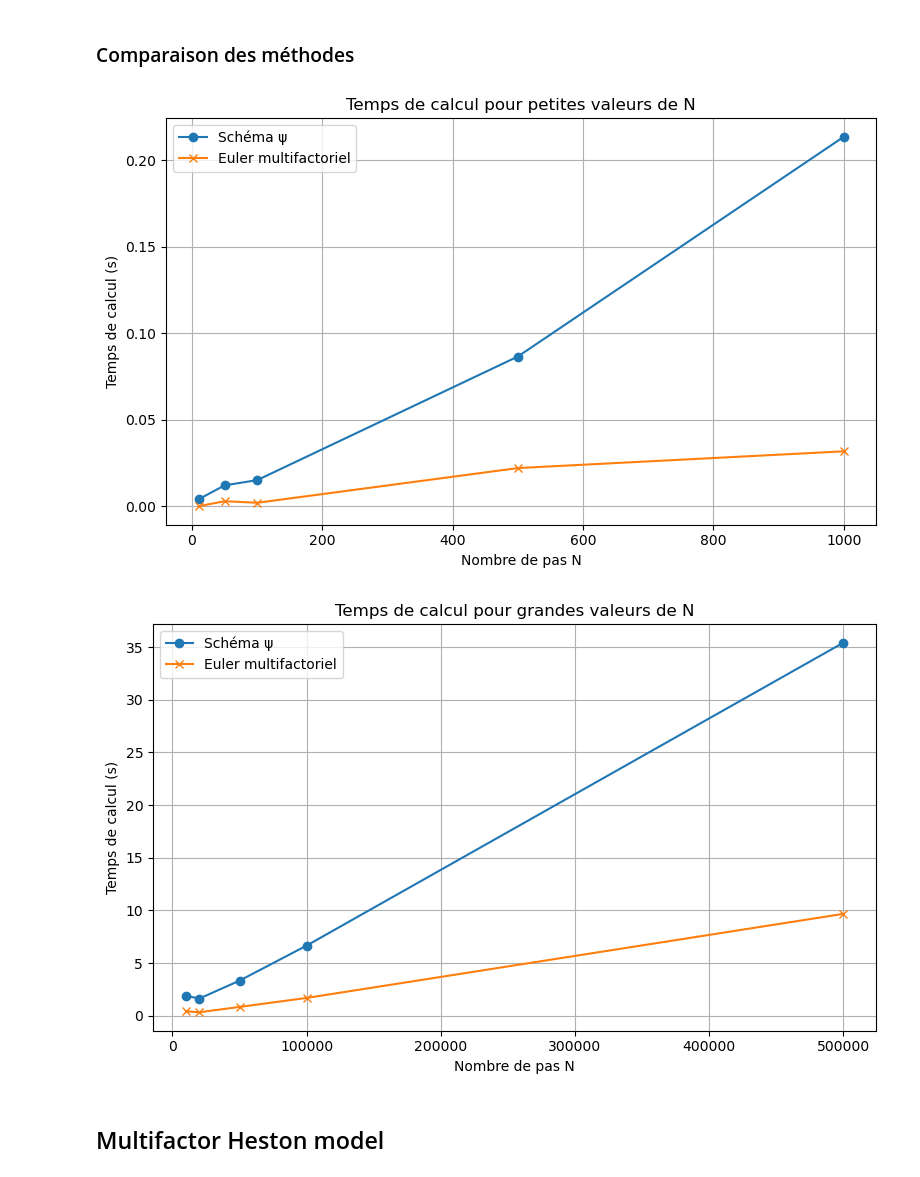
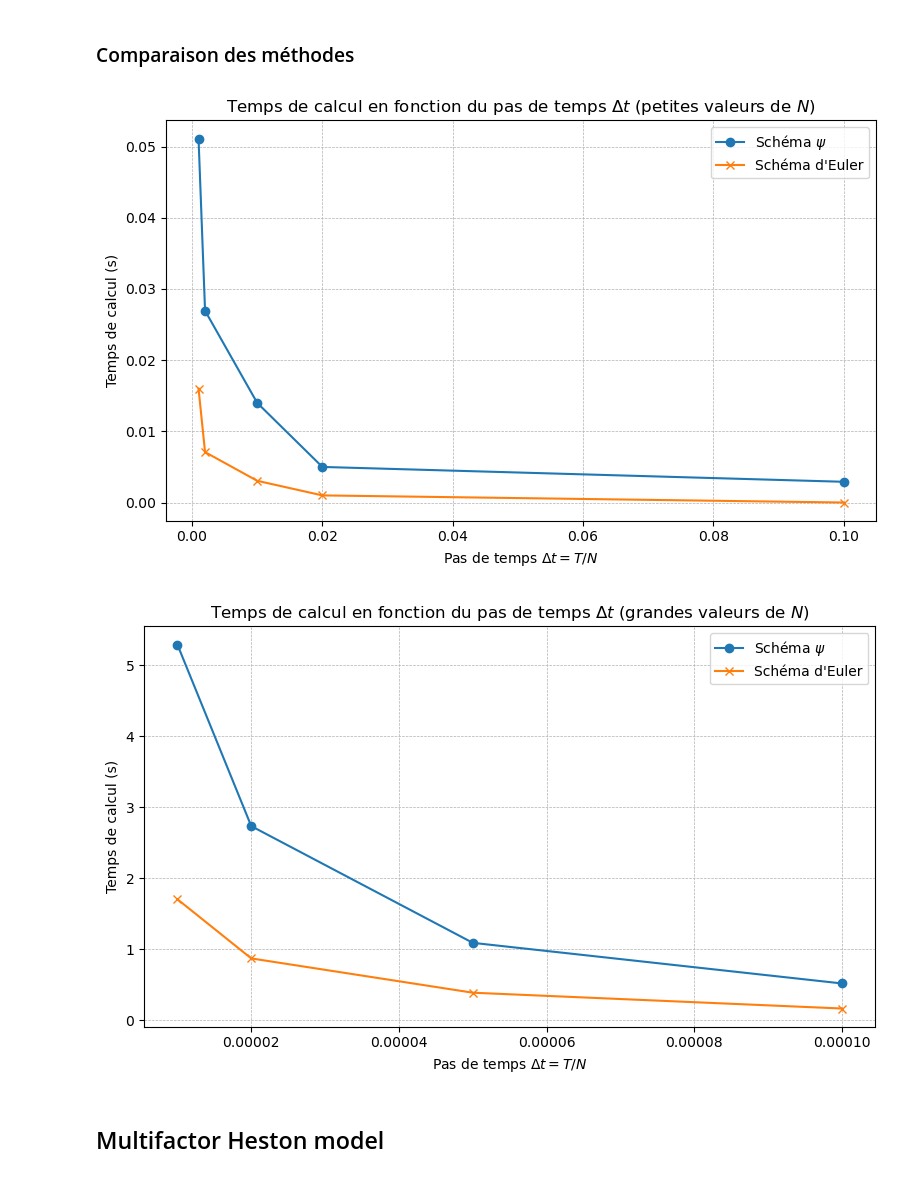
Before and after one commit to maxence2508/stage-cermics, a Jupyter notebook: second-order-schemes-for-multifactor-cir-and-heston-models.ipynb, the cells around one changed output. Saved outputs shown, nothing was run; the diff lists cells and outputs as text; code cells hidden in the pictures.

```diff
--- a/second-order-schemes-for-multifactor-cir-and-heston-models.ipynb
+++ b/second-order-schemes-for-multifactor-cir-and-heston-models.ipynb
@@ -286,8 +286,8 @@ import matplotlib.pyplot as plt
 # Paramètres
 x0 = 0.1
 T = 1.0
-N = 1000
-n_paths = 10000
+N = 200
+n_paths = 1000000
 
 cir = CIRProcess(a=0.1, k=0.15, sigma=0.1, rho=rho, gamma=gamma, x0=x0, dim=len(rho))
 
@@ -316,15 +316,15 @@ var_euler = np.var(paths_euler[:, -1])
 var_phi = np.var(paths_phi[:, -1])
 var_exact = np.var(paths_exact[:, -1])
 
-plt.hist(paths_euler[:, -1], bins=50, alpha=0.6, color='#003f5c', label='Euler', density=True)  # bleu foncé
-plt.hist(paths_phi[:, -1], bins=50, alpha=0.6, color='#bc5090', label='Phi', density=True)      # bordeaux/violet
-plt.hist(paths_exact[:, -1], bins=50, alpha=0.6, color='#58508d', label='Exacte', density=True) # gris foncé/violet
+plt.hist(paths_euler[:, -1], bins=50, alpha=0.6, color='#003f5c', label=f'Euler ({time_euler:.3f}s)', density=True)
+plt.hist(paths_phi[:, -1], bins=50, alpha=0.6, color='#bc5090', label=f'Phi ({time_phi:.3f}s)', density=True)
+plt.hist(paths_exact[:, -1], bins=50, alpha=0.6, color='#58508d', label=f'Exacte ({time_exact:.3f}s)', density=True)
 
 plt.legend(frameon=False, fontsize=12)
 plt.grid(True, alpha=0.3)
 plt.xlabel('Valeur à T', fontsize=14)
 plt.ylabel('Densité', fontsize=14)
-plt.title('Histogrammes des simulations CIR', fontsize=16, weight='bold')
+plt.title('Histogrammes des simulations CIR\n(temps de calcul en secondes)', fontsize=16, weight='bold')
 plt.tight_layout()
 plt.show()
 # %% [output]
@@ -576,13 +626,17 @@ import numpy as np
 import time
 import matplotlib.pyplot as plt
 
-# Paramètres communs
-T = 100
+# Paramètres
+T = 1
 n_simulation = 1
 
-# Listes complètes de N
+# Listes de N
 N_values_small = [10, 50, 100, 500, 1000]
-N_values_large = [10000, 20000, 50000, 100000, 500000]
+N_values_large = [10000, 20000, 50000, 100000]
+
+# Conversion en dt = T/N
+dt_small = [T / N for N in N_values_small]
+dt_large = [T / N for N in N_values_large]
 
 times_psi_small = []
 times_euler_small = []
@@ -590,7 +644,7 @@ times_euler_small = []
 times_psi_large = []
 times_euler_large = []
 
-# Mesure pour petites valeurs de N
+# Mesure de temps pour petites valeurs de N
 for N in N_values_small:
     start = time.time()
     _ = cir.simulate_multifactor(x0, T, N, n_simulation=n_simulation)
@@ -598,48 +652,48 @@ for N in N_values_small:
     times_psi_small.append(end - start)
 
     start = time.time()
     _ = cir.simulate_multifactor_euler(N, T, num_simulations=n_simulation)
     end = time.time()
     times_euler_small.append(end - start)
 
-# Mesure pour grandes valeurs de N
+# Mesure de temps pour grandes valeurs de N
 for N in N_values_large:
     start = time.time()
     _ = cir.simulate_multifactor(x0, T, N, n_simulation=n_simulation)
     end = time.time()
     times_psi_large.append(end - start)
 
     start = time.time()
     _ = cir.simulate_multifactor_euler(N, T, num_simulations=n_simulation)
     end = time.time()
     times_euler_large.append(end - start)
 
-# Tracé petits N
+# Affichage pour petites valeurs de dt
 plt.figure(figsize=(8,5))
-plt.plot(N_values_small, times_psi_small, label='Schéma ψ', marker='o')
-plt.plot(N_values_small, times_euler_small, label='Euler multifactoriel', marker='x')
-plt.xlabel('Nombre de pas N')
+plt.plot(dt_small, times_psi_small, label=r'Schéma $\psi$', marker='o')
+plt.plot(dt_small, times_euler_small, label='Schéma d\'Euler', marker='x')
+plt.xlabel(r'Pas de temps $\Delta t = T/N$')
 plt.ylabel('Temps de calcul (s)')
-plt.title('Temps de calcul pour petites valeurs de N')
+plt.title('Temps de calcul en fonction du pas de temps $\Delta t$ (petites valeurs de $N$)')
 plt.legend()
-plt.grid(True)
+plt.grid(True, which='both', linestyle='--', linewidth=0.5)
 plt.tight_layout()
 plt.show()
 
-# Tracé grands N
+# Affichage pour grandes valeurs de dt
 plt.figure(figsize=(8,5))
-plt.plot(N_values_large, times_psi_large, label='Schéma ψ', marker='o')
-plt.plot(N_values_large, times_euler_large, label='Euler multifactoriel', marker='x')
-plt.xlabel('Nombre de pas N')
+plt.plot(dt_large, times_psi_large, label=r'Schéma $\psi$', marker='o')
+plt.plot(dt_large, times_euler_large, label='Schéma d\'Euler', marker='x')
+plt.xlabel(r'Pas de temps $\Delta t = T/N$')
 plt.ylabel('Temps de calcul (s)')
-plt.title('Temps de calcul pour grandes valeurs de N')
+plt.title('Temps de calcul en fonction du pas de temps $\Delta t$ (grandes valeurs de $N$)')
 plt.legend()
-plt.grid(True)
+plt.grid(True, which='both', linestyle='--', linewidth=0.5)
 plt.tight_layout()
 plt.show()
 # %% [output]
-[figure, old version]
+[figure, new version]
-[figure, old version]
+[figure, new version]
 # %% [markdown]
 ## Multifactor Heston model
 # %% [markdown]
```
Also changed, not shown: parts of 3 cells of this notebook, 3 other files.
